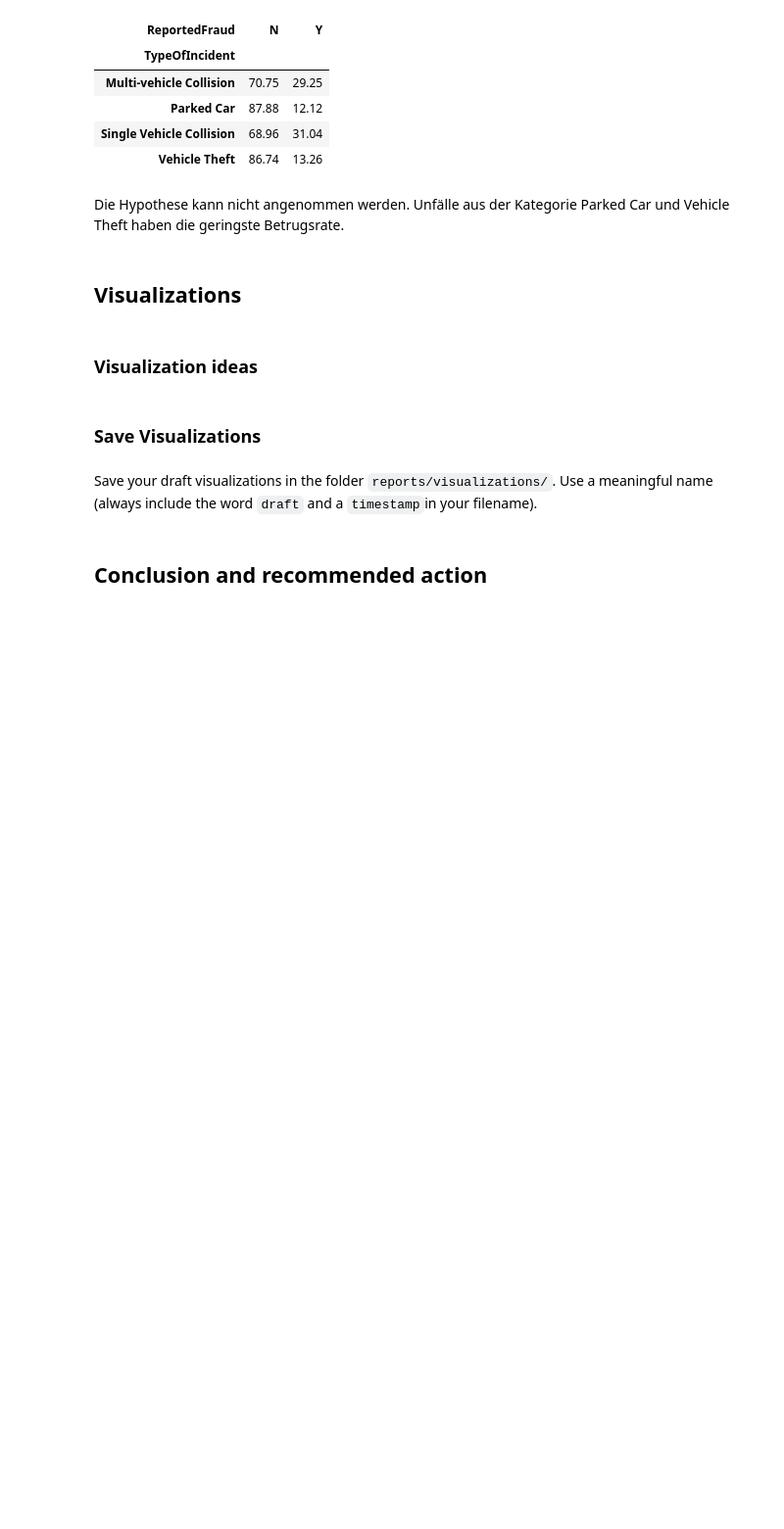
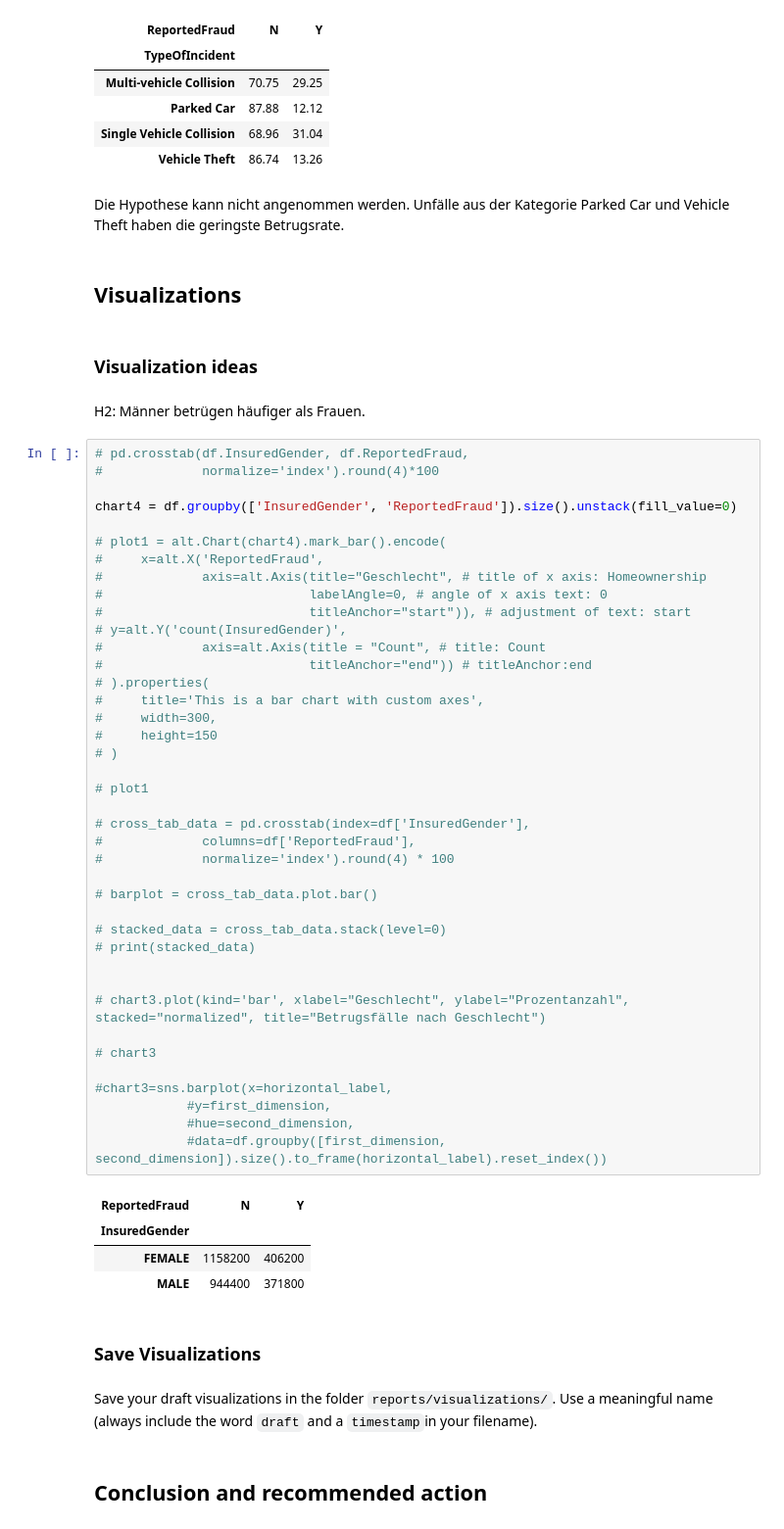
Before and after one commit to christophersegatz/dst-project, a Jupyter notebook: notebooks/draft-analysis.ipynb, the cells around one changed output. Shown: that part at 98% size. Saved outputs shown, nothing was run; the diff lists cells and outputs as text; blank space fills up the shorter version.

Commit message:
chart3 okay, rest testing

```diff
--- a/notebooks/draft-analysis.ipynb
+++ b/notebooks/draft-analysis.ipynb
@@ -247,6 +249,53 @@ Die Hypothese kann nicht angenommen werden. Unfälle aus der Kategorie Parked Ca
 ## Visualizations
 # %% [markdown]
 ### Visualization ideas
+# %% [markdown]
+H2: Männer betrügen häufiger als Frauen.
+# %%
+# pd.crosstab(df.InsuredGender, df.ReportedFraud,
+#             normalize='index').round(4)*100
+
+chart4 = df.groupby(['InsuredGender', 'ReportedFraud']).size().unstack(fill_value=0)
+
+# plot1 = alt.Chart(chart4).mark_bar().encode(
+#     x=alt.X('ReportedFraud',
+#             axis=alt.Axis(title="Geschlecht", # title of x axis: Homeownership
+#                           labelAngle=0, # angle of x axis text: 0
+#                           titleAnchor="start")), # adjustment of text: start
+# y=alt.Y('count(InsuredGender)',
+#             axis=alt.Axis(title = "Count", # title: Count
+#                           titleAnchor="end")) # titleAnchor:end
+# ).properties(
+#     title='This is a bar chart with custom axes',
+#     width=300,
+#     height=150
+# )
+
+# plot1
+
+# cross_tab_data = pd.crosstab(index=df['InsuredGender'],
+#             columns=df['ReportedFraud'],
+#             normalize='index').round(4) * 100
+
+# barplot = cross_tab_data.plot.bar()
+
+# stacked_data = cross_tab_data.stack(level=0)
+# print(stacked_data)
+
+
+# chart3.plot(kind='bar', xlabel="Geschlecht", ylabel="Prozentanzahl", stacked="normalized", title="Betrugsfälle nach Geschlecht")
+
+# chart3
+
+#chart3=sns.barplot(x=horizontal_label,
+            #y=first_dimension,
+            #hue=second_dimension,
+            #data=df.groupby([first_dimension, second_dimension]).size().to_frame(horizontal_label).reset_index())
+# %% [output]
+| ReportedFraud | N | Y |
+| InsuredGender |  |  |
+| FEMALE | 1158200 | 406200 |
+| MALE | 944400 | 371800 |
 # %% [markdown]
 ### Save Visualizations
 # %% [markdown]
```
Also changed, not shown: parts of 2 cells of this notebook.
